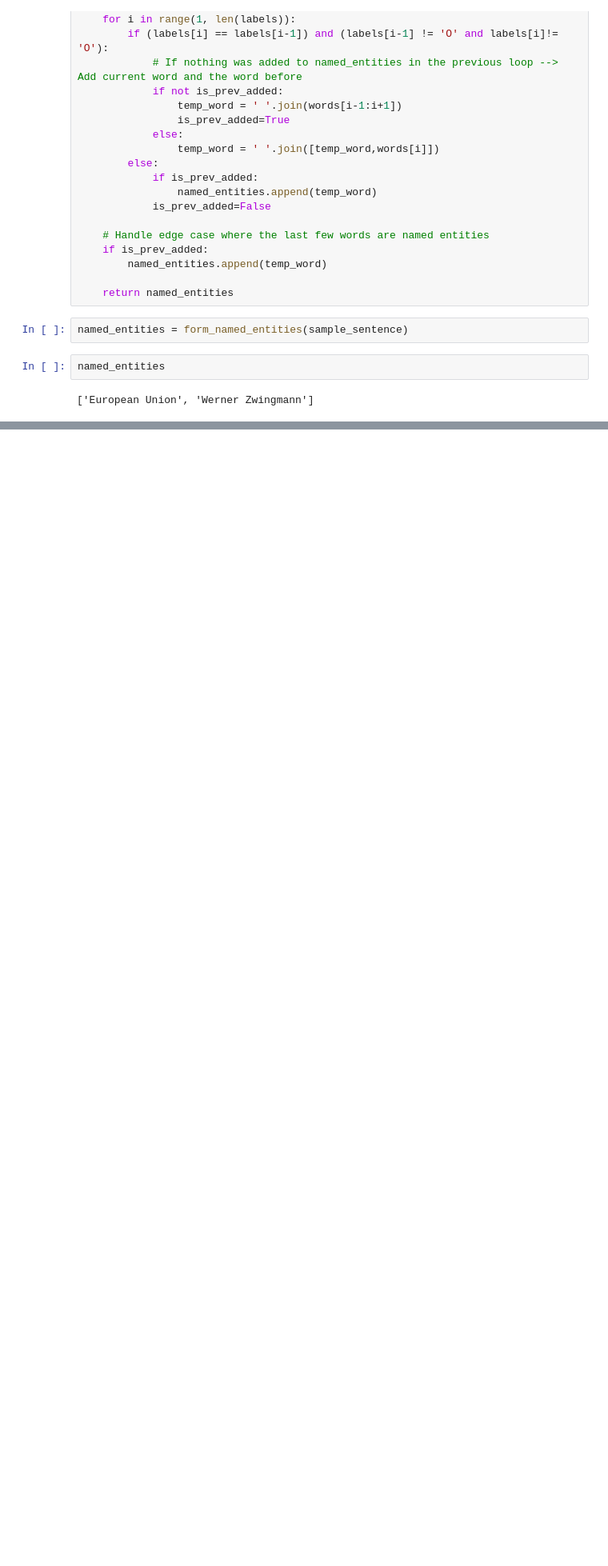
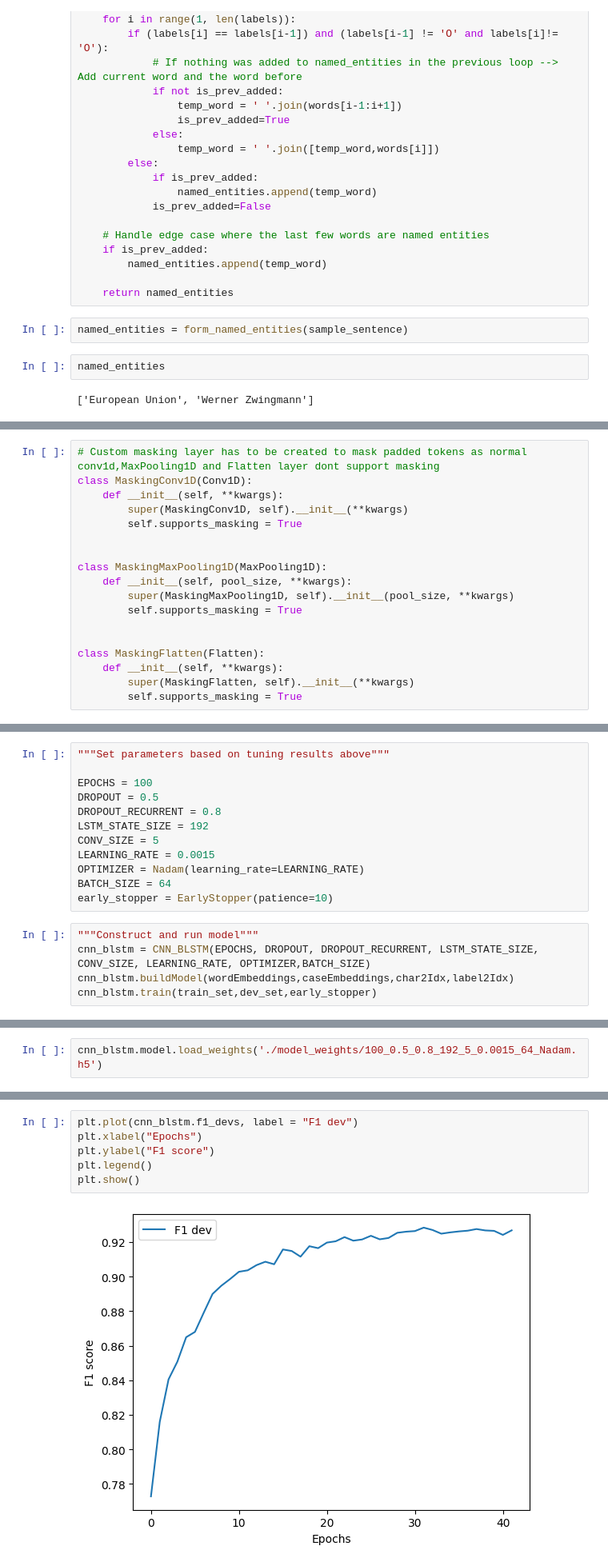
Before and after one commit to Keekteng/CZ4045-NLP, a Jupyter notebook: Part_1.ipynb, the cells around one changed output, grey strips where cells are left out. Shown: that part at 80% size. Drawn from its saved outputs; the diff is of its cells as text; blank space fills up the shorter version.

```diff
--- a/Part_1.ipynb
+++ b/Part_1.ipynb
@@ -189,0 +268,18 @@ named_entities
+# %%
+# Custom masking layer has to be created to mask padded tokens as normal conv1d,MaxPooling1D and Flatten layer dont support masking
+class MaskingConv1D(Conv1D):
+    def __init__(self, **kwargs):
+        super(MaskingConv1D, self).__init__(**kwargs)
+        self.supports_masking = True
+
+
+class MaskingMaxPooling1D(MaxPooling1D):
+    def __init__(self, pool_size, **kwargs):
+        super(MaskingMaxPooling1D, self).__init__(pool_size, **kwargs)
+        self.supports_masking = True
+
+
+class MaskingFlatten(Flatten):
+    def __init__(self, **kwargs):
+        super(MaskingFlatten, self).__init__(**kwargs)
+        self.supports_masking = True
@@ -189,0 +641,17 @@ named_entities
+# %%
+"""Set parameters based on tuning results above"""
+
+EPOCHS = 100
+DROPOUT = 0.5
+DROPOUT_RECURRENT = 0.8
+LSTM_STATE_SIZE = 192
+CONV_SIZE = 5
+LEARNING_RATE = 0.0015
+OPTIMIZER = Nadam(learning_rate=LEARNING_RATE)
+BATCH_SIZE = 64
+early_stopper = EarlyStopper(patience=10)
+# %%
+"""Construct and run model"""
+cnn_blstm = CNN_BLSTM(EPOCHS, DROPOUT, DROPOUT_RECURRENT, LSTM_STATE_SIZE, CONV_SIZE, LEARNING_RATE, OPTIMIZER,BATCH_SIZE)
+cnn_blstm.buildModel(wordEmbeddings,caseEmbeddings,char2Idx,label2Idx)
+cnn_blstm.train(train_set,dev_set,early_stopper)
@@ -189,0 +681,2 @@ named_entities
+# %%
+cnn_blstm.model.load_weights('./model_weights/100_0.5_0.8_192_5_0.0015_64_Nadam.h5')
@@ -189,0 +722,8 @@ named_entities
+# %%
+plt.plot(cnn_blstm.f1_devs, label = "F1 dev")
+plt.xlabel("Epochs")
+plt.ylabel("F1 score")
+plt.legend()
+plt.show()
+# %% [output]
+[figure, added]
```
Also changed, not shown: parts of 32 cells of this notebook, 8 other files.
